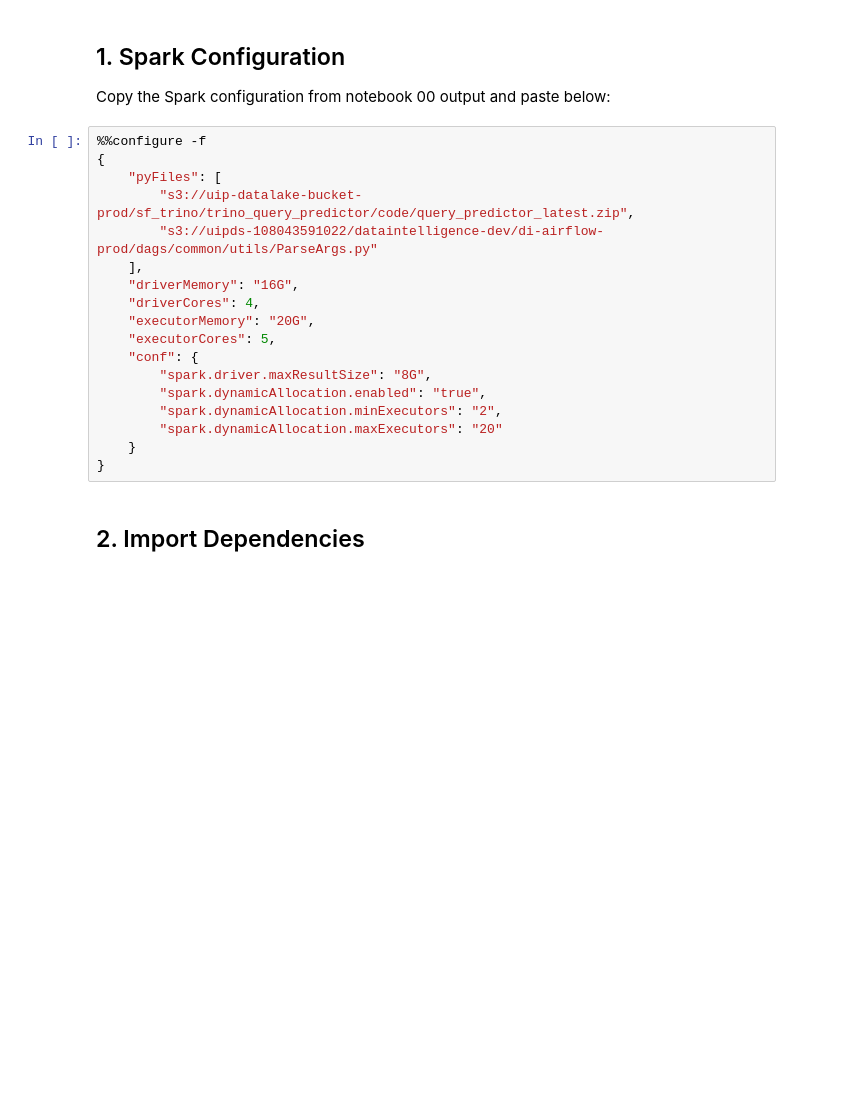
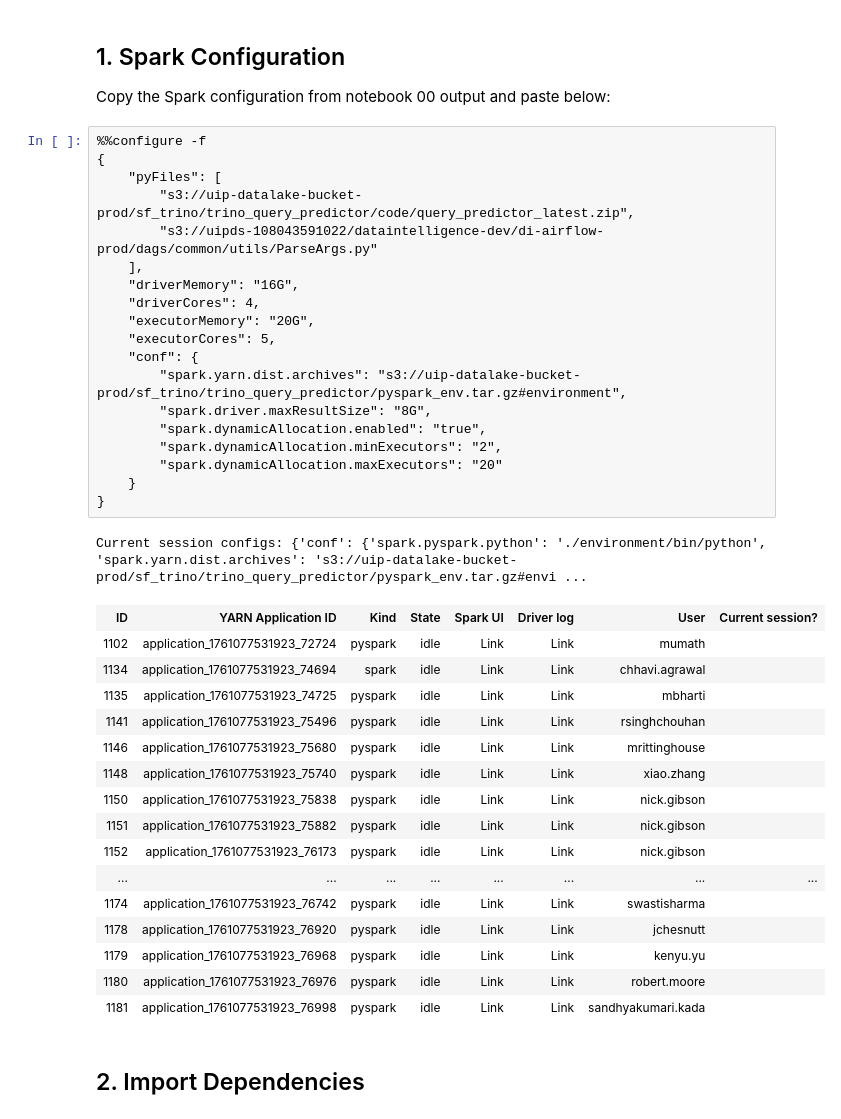
Before and after one commit to mpr20001/tpq2, a Jupyter notebook: notebooks/03_feature_engineering_fixed.ipynb, the cells around one changed output. Saved outputs shown, nothing was run; the diff lists cells and outputs as text; blank space fills up the shorter version.

```diff
--- a/notebooks/03_feature_engineering_fixed.ipynb
+++ b/notebooks/03_feature_engineering_fixed.ipynb
@@ -25,21 +25,40 @@ Copy the Spark configuration from notebook 00 output and paste below:
 # %%
 %%configure -f
 {
     "pyFiles": [
         "s3://uip-datalake-bucket-prod/sf_trino/trino_query_predictor/code/query_predictor_latest.zip",
         "s3://uipds-108043591022/dataintelligence-dev/di-airflow-prod/dags/common/utils/ParseArgs.py"
     ],
     "driverMemory": "16G",
     "driverCores": 4,
     "executorMemory": "20G",
     "executorCores": 5,
     "conf": {
+        "spark.yarn.dist.archives": "s3://uip-datalake-bucket-prod/sf_trino/trino_query_predictor/pyspark_env.tar.gz#environment",
         "spark.driver.maxResultSize": "8G",
         "spark.dynamicAllocation.enabled": "true",
         "spark.dynamicAllocation.minExecutors": "2",
         "spark.dynamicAllocation.maxExecutors": "20"
     }
 }
+# %% [output]
+Current session configs: {'conf': {'spark.pyspark.python': './environment/bin/python', 'spark.yarn.dist.archives': 's3://uip-datalake-bucket-prod/sf_trino/trino_query_predictor/pyspark_env.tar.gz#envi ...
+| ID | YARN Application ID | Kind | State | Spark UI | Driver log | User | Current session? |
+| 1102 | application_1761077531923_72724 | pyspark | idle | Link | Link | mumath |  |
+| 1134 | application_1761077531923_74694 | spark | idle | Link | Link | chhavi.agrawal |  |
+| 1135 | application_1761077531923_74725 | pyspark | idle | Link | Link | mbharti |  |
+| 1141 | application_1761077531923_75496 | pyspark | idle | Link | Link | rsinghchouhan |  |
+| 1146 | application_1761077531923_75680 | pyspark | idle | Link | Link | mrittinghouse |  |
+| 1148 | application_1761077531923_75740 | pyspark | idle | Link | Link | xiao.zhang |  |
+| 1150 | application_1761077531923_75838 | pyspark | idle | Link | Link | nick.gibson |  |
+| 1151 | application_1761077531923_75882 | pyspark | idle | Link | Link | nick.gibson |  |
+| 1152 | application_1761077531923_76173 | pyspark | idle | Link | Link | nick.gibson |  |
+| ... | ... | ... | ... | ... | ... | ... | ... |
+| 1174 | application_1761077531923_76742 | pyspark | idle | Link | Link | swastisharma |  |
+| 1178 | application_1761077531923_76920 | pyspark | idle | Link | Link | jchesnutt |  |
+| 1179 | application_1761077531923_76968 | pyspark | idle | Link | Link | kenyu.yu |  |
+| 1180 | application_1761077531923_76976 | pyspark | idle | Link | Link | robert.moore |  |
+| 1181 | application_1761077531923_76998 | pyspark | idle | Link | Link | sandhyakumari.kada |  |
 # %% [markdown]
 ## 2. Import Dependencies
 # %%
```
Also changed, not shown: parts of 20 cells of this notebook, 10 other files.
